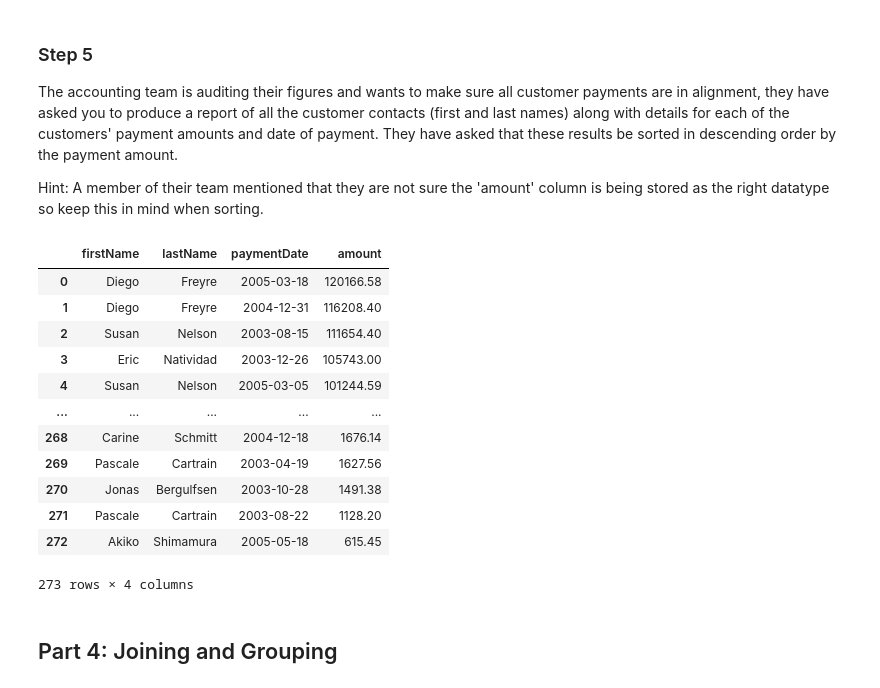
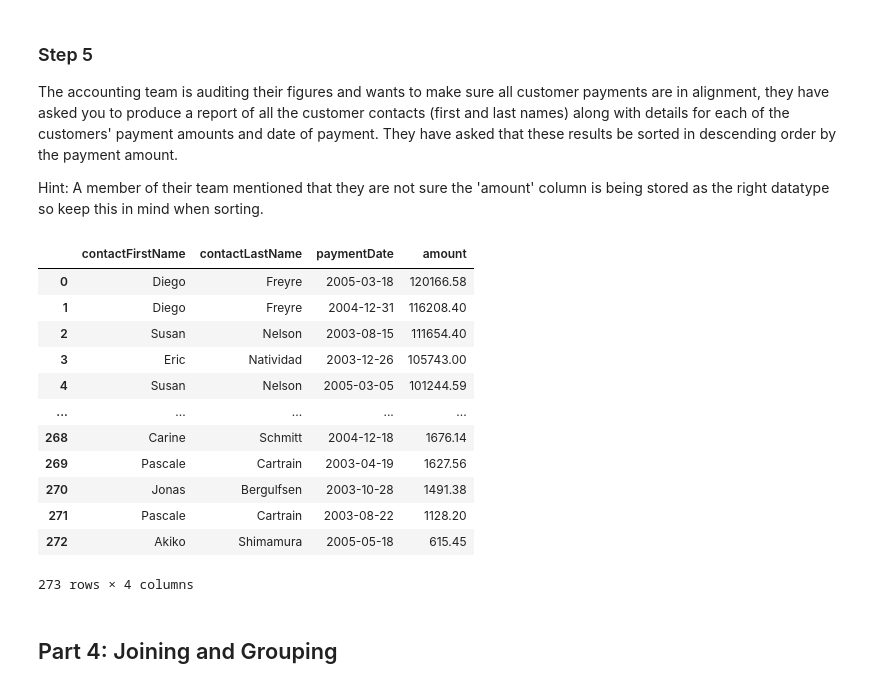
Before and after one commit to drivernf/DS_Course1_Week1_Module3_SQLTables, a Jupyter notebook: SQLJoinsSubQueriesLab.ipynb, the cells around one changed output. Cells and saved outputs as stored; diff of their text form; code cells hidden in the pictures.

```diff
--- a/SQLJoinsSubQueriesLab.ipynb
+++ b/SQLJoinsSubQueriesLab.ipynb
@@ -174,19 +173,19 @@ Hint: A member of their team mentioned that they are not sure the 'amount' colum
 # %%
 # CodeGrade step5
 # Replace None with your code
 df_payment = pd.read_sql("""
-                         SELECT c.contactFirstName AS firstName,
-                             c.contactLastName  AS lastName,
+                         SELECT c.contactFirstName,
+                             c.contactLastName,
                              p.paymentDate,
                              CAST(p.amount AS REAL) AS amount
                          FROM customers AS c
                          JOIN payments AS p
                              ON c.customerNumber = p.customerNumber
                          ORDER BY CAST(p.amount AS REAL) DESC;
                          """, conn)
 df_payment
 # %% [output]
-|  | firstName | lastName | paymentDate | amount |
+|  | contactFirstName | contactLastName | paymentDate | amount |
 | 0 | Diego | Freyre | 2005-03-18 | 120166.58 |
 | 1 | Diego | Freyre | 2004-12-31 | 116208.40 |
 | 2 | Susan | Nelson | 2003-08-15 | 111654.40 |
```
Also changed, not shown: parts of 3 cells of this notebook.
